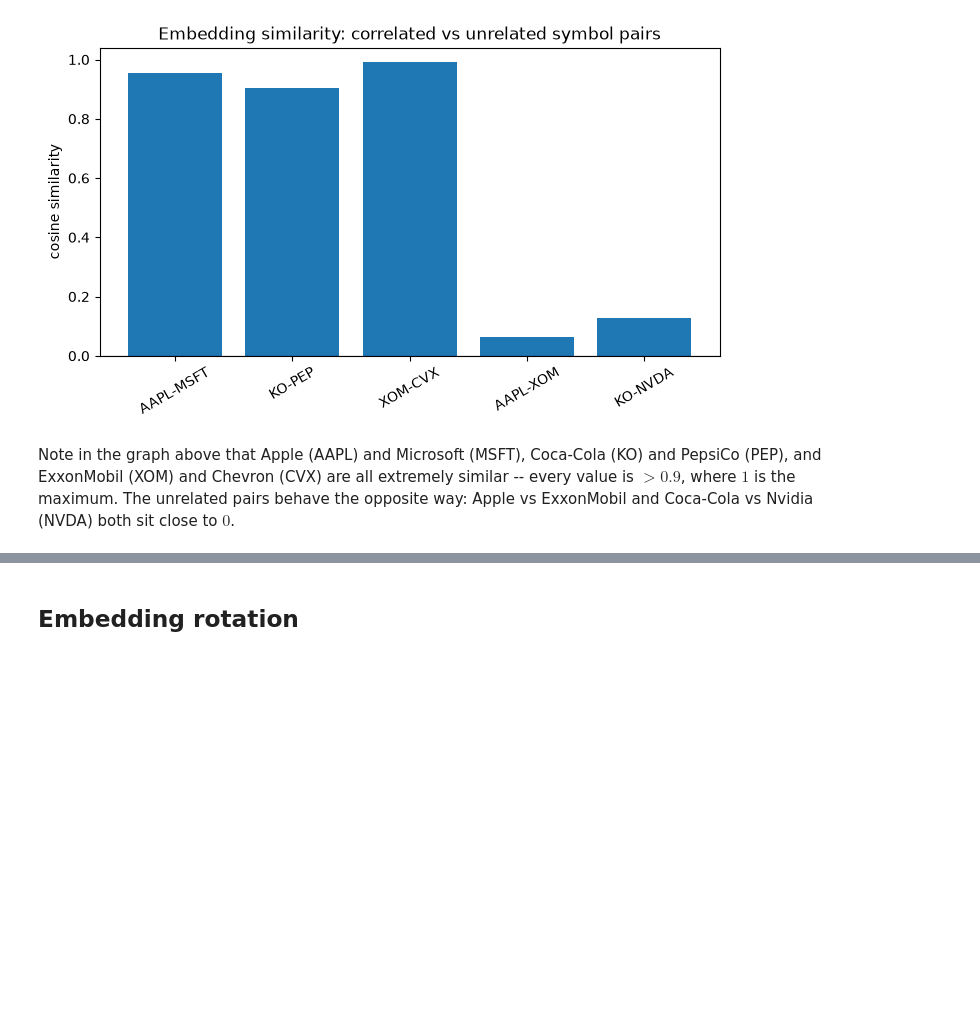
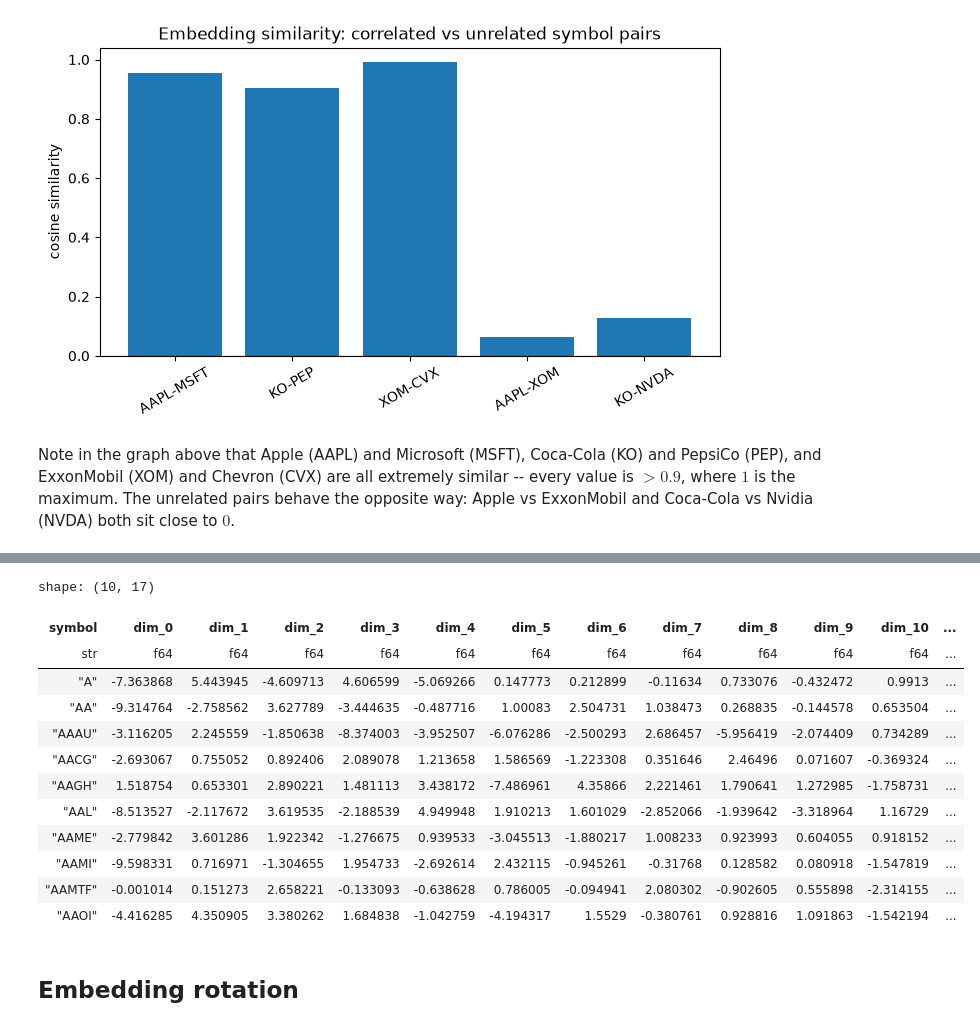
Before and after one commit to Tarekun/zecca, a Jupyter notebook: analysis/notebooks/symbol2vec.ipynb, the cells around one changed output, grey strips where cells are left out. Saved outputs shown, nothing was run; the diff lists cells and outputs as text; code cells hidden in the pictures; blank space fills up the shorter version.

```diff
--- a/analysis/notebooks/symbol2vec.ipynb
+++ b/analysis/notebooks/symbol2vec.ipynb
@@ -139,3 +123,21 @@ Note in the graph above that Apple (AAPL) and Microsoft (MSFT), Coca-Cola (KO) a
+# %%
+embedding_columns = {f"dim_{i}": embeddings[:, i] for i in range(EMBEDDING_SIZE)}
+lookup = pl.DataFrame({"symbol": symbols, **embedding_columns})
+lookup.head(n=10)
+# %% [output]
+shape: (10, 17)
+| symbol | dim_0 | dim_1 | dim_2 | dim_3 | dim_4 | dim_5 | dim_6 | dim_7 | dim_8 | dim_9 | dim_10 | ... |
+| str | f64 | f64 | f64 | f64 | f64 | f64 | f64 | f64 | f64 | f64 | f64 | ... |
+| "A" | -7.363868 | 5.443945 | -4.609713 | 4.606599 | -5.069266 | 0.147773 | 0.212899 | -0.11634 | 0.733076 | -0.432472 | 0.9913 | ... |
+| "AA" | -9.314764 | -2.758562 | 3.627789 | -3.444635 | -0.487716 | 1.00083 | 2.504731 | 1.038473 | 0.268835 | -0.144578 | 0.653504 | ... |
+| "AAAU" | -3.116205 | 2.245559 | -1.850638 | -8.374003 | -3.952507 | -6.076286 | -2.500293 | 2.686457 | -5.956419 | -2.074409 | 0.734289 | ... |
+| "AACG" | -2.693067 | 0.755052 | 0.892406 | 2.089078 | 1.213658 | 1.586569 | -1.223308 | 0.351646 | 2.46496 | 0.071607 | -0.369324 | ... |
+| "AAGH" | 1.518754 | 0.653301 | 2.890221 | 1.481113 | 3.438172 | -7.486961 | 4.35866 | 2.221461 | 1.790641 | 1.272985 | -1.758731 | ... |
+| "AAL" | -8.513527 | -2.117672 | 3.619535 | -2.188539 | 4.949948 | 1.910213 | 1.601029 | -2.852066 | -1.939642 | -3.318964 | 1.16729 | ... |
+| "AAME" | -2.779842 | 3.601286 | 1.922342 | -1.276675 | 0.939533 | -3.045513 | -1.880217 | 1.008233 | 0.923993 | 0.604055 | 0.918152 | ... |
+| "AAMI" | -9.598331 | 0.716971 | -1.304655 | 1.954733 | -2.692614 | 2.432115 | -0.945261 | -0.31768 | 0.128582 | 0.080918 | -1.547819 | ... |
+| "AAMTF" | -0.001014 | 0.151273 | 2.658221 | -0.133093 | -0.638628 | 0.786005 | -0.094941 | 2.080302 | -0.902605 | 0.555898 | -2.314155 | ... |
+| "AAOI" | -4.416285 | 4.350905 | 3.380262 | 1.684838 | -1.042759 | -4.194317 | 1.5529 | -0.380761 | 0.928816 | 1.091863 | -1.542194 | ... |
 # %% [markdown]
 ## Embedding rotation
 # %% [markdown]
```
Also changed, not shown: parts of 10 cells of this notebook, 3 other files.
